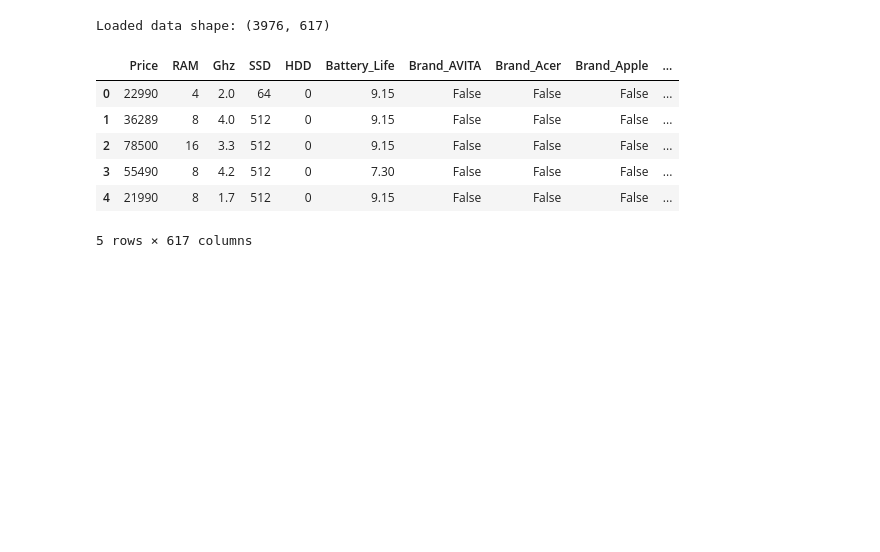
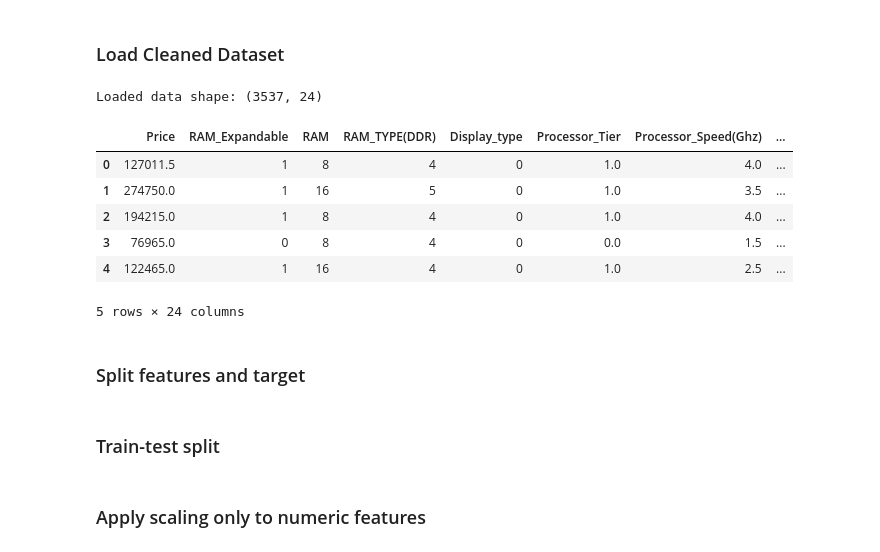
Before and after one commit to Dunith2002/Laptop_Price_Predictor, a Jupyter notebook: notebooks/FC211046_Dulakshi/model_training.ipynb, the cells around one changed output. Cells and saved outputs as stored; diff of their text form; code cells hidden in the pictures; blank space fills up the shorter version.

```diff
--- a/notebooks/FC211046_Dulakshi/model_training.ipynb
+++ b/notebooks/FC211046_Dulakshi/model_training.ipynb
@@ -6,24 +7,32 @@ from sklearn.linear_model import LinearRegression
 from sklearn.metrics import mean_absolute_error, mean_squared_error, r2_score
 import matplotlib.pyplot as plt
 import seaborn as sns
+# %% [markdown]
+### Load Cleaned Dataset
 # %%
-df = pd.read_csv("cleaned_laptop_data.csv")
+df = pd.read_csv("cleaned_data.csv")
 print("Loaded data shape:", df.shape)
 df.head()
 # %% [output]
-Loaded data shape: (3976, 617)
+Loaded data shape: (3537, 24)
-|  | Price | RAM | Ghz | SSD | HDD | Battery_Life | Brand_AVITA | Brand_Acer | Brand_Apple | ... |
-| 0 | 22990 | 4 | 2.0 | 64 | 0 | 9.15 | False | False | False | ... |
-| 1 | 36289 | 8 | 4.0 | 512 | 0 | 9.15 | False | False | False | ... |
-| 2 | 78500 | 16 | 3.3 | 512 | 0 | 9.15 | False | False | False | ... |
-| 3 | 55490 | 8 | 4.2 | 512 | 0 | 7.30 | False | False | False | ... |
-| 4 | 21990 | 8 | 1.7 | 512 | 0 | 9.15 | False | False | False | ... |
+|  | Price | RAM_Expandable | RAM | RAM_TYPE(DDR) | Display_type | Processor_Tier | Processor_Speed(Ghz) | ... |
+| 0 | 127011.5 | 1 | 8 | 4 | 0 | 1.0 | 4.0 | ... |
+| 1 | 274750.0 | 1 | 16 | 5 | 0 | 1.0 | 3.5 | ... |
+| 2 | 194215.0 | 1 | 8 | 4 | 0 | 1.0 | 4.0 | ... |
+| 3 | 76965.0 | 0 | 8 | 4 | 0 | 0.0 | 1.5 | ... |
+| 4 | 122465.0 | 1 | 16 | 4 | 0 | 1.0 | 2.5 | ... |
-5 rows × 617 columns
+5 rows × 24 columns
+# %% [markdown]
+### Split features and target
 # %%
 X = df.drop("Price", axis=1)
 y = df["Price"]
+# %% [markdown]
+### Train-test split
 # %%
 X_train, X_test, y_train, y_test = train_test_split(
     X, y, test_size=0.2, random_state=42
 )
+# %% [markdown]
+### Apply scaling only to numeric features
 # %%
```
Also changed, not shown: parts of 14 cells of this notebook, 4 other files.
